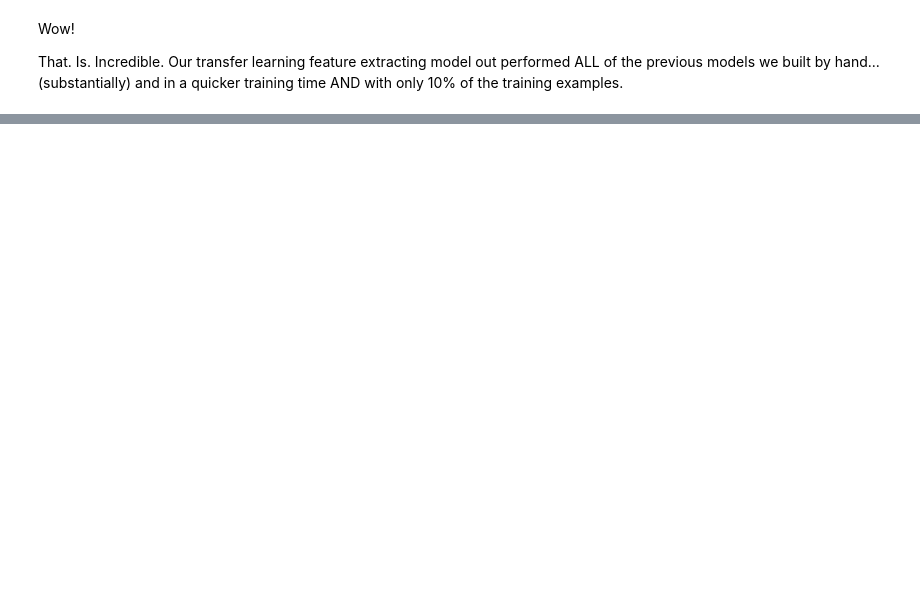
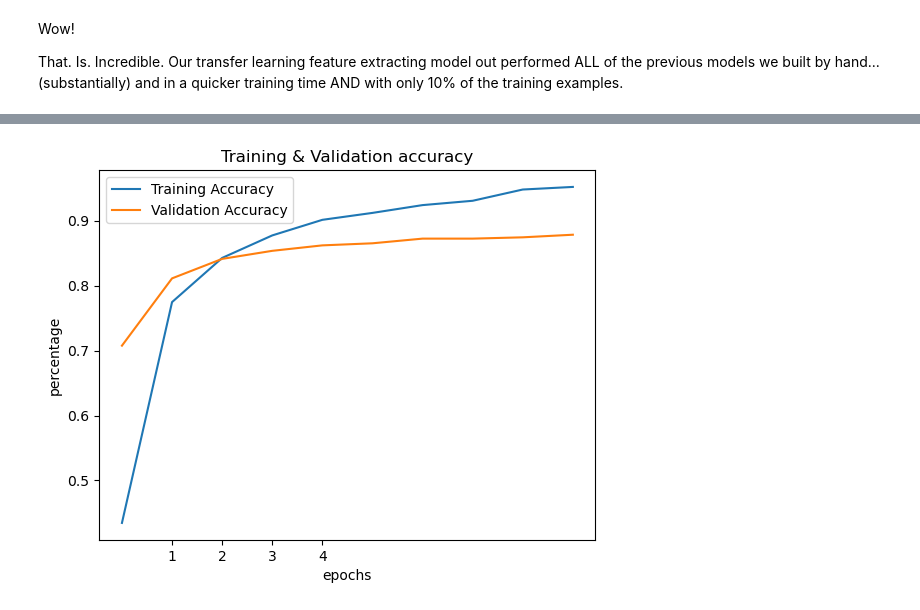
Before and after one commit to Ultan-Kearns/ZTM-Tensorflow-Developer-Certificate, a Jupyter notebook: 04-transfer-learning-in-tensorflow-part-1-feature-extraction.ipynb, the cells around one changed output, grey strips where cells are left out. Drawn from its saved outputs; the diff is of its cells as text; code cells hidden in the pictures; blank space fills up the shorter version.

```diff
--- a/04-transfer-learning-in-tensorflow-part-1-feature-extraction.ipynb
+++ b/04-transfer-learning-in-tensorflow-part-1-feature-extraction.ipynb
@@ -229,0 +219,5 @@ plt.show()
+# %%
+# Create resnet model
+efficientnet_model = create_model(efficientnet_url,10)
+efficientnet_model.compile(loss="categorical_crossentropy",optimizer=tf.keras.optimizers.Adam(),metrics=["accuracy"])
+efficientnet_model.summary()
@@ -229,0 +238,7 @@ plt.show()
+# %%
+# details on efficient net - https://paperswithcode.com/method/efficientnet#:~:text=EfficientNet%20is%20a%20convolutional%20neural,resolution%20using%20a%20compound%20coefficient
+efficientnet_history = efficientnet_model.fit(train_data_10_percent,
+                                  epochs=10,steps_per_epoch=len(train_data_10_percent),
+                                  validation_data=test_data,
+                                  validation_steps=len(test_data),
+                                 callbacks=[create_tensorboard_callback(dir_name="tensorflow_hub",experiment_name="efficientnetB0")])
@@ -229,0 +263,10 @@ plt.show()
+# %%
+plot_graphs(title="Training & Validation accuracy",
+plot1=efficientnet_history.history["accuracy"],
+plot2=efficientnet_history.history["val_accuracy"],
+label1="Training Accuracy",
+label2="Validation Accuracy",
+xlabel="epochs",
+ylabel="percentage")
+# %% [output]
+[figure, added]
```
Also changed, not shown: parts of 14 cells of this notebook.
